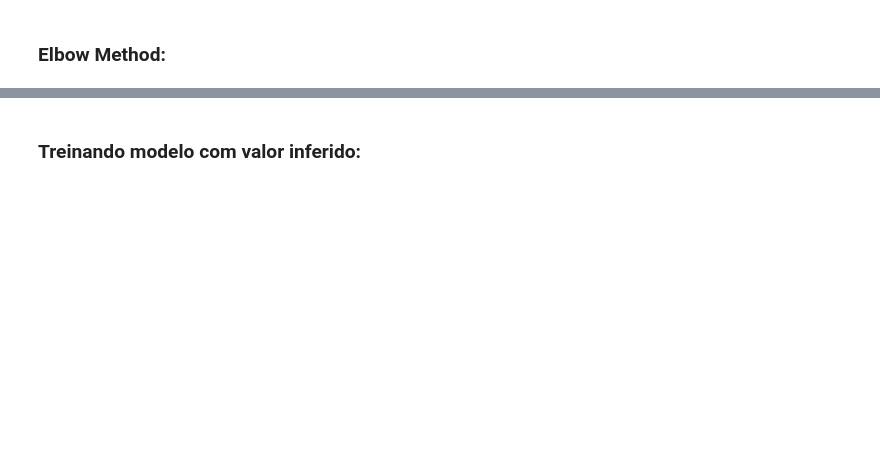
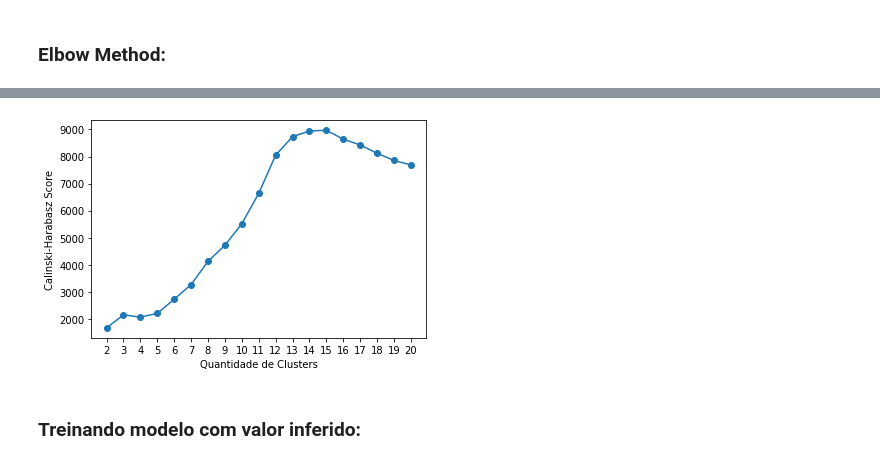
Before and after one commit to alvaromfcunha-c210/aula4, a Jupyter notebook: agrupamento_completo.ipynb, the cells around one changed output, grey strips where cells are left out. Drawn from its saved outputs; the diff is of its cells as text; code cells hidden in the pictures; blank space fills up the shorter version.

```diff
--- a/agrupamento_completo.ipynb
+++ b/agrupamento_completo.ipynb
@@ -122,3 +169,12 @@ plt.show()
+# %%
+plt.plot(range(2, 21), chi, marker='o')
+plt.xlabel("Quantidade de Clusters")
+plt.ylabel("Calinski-Harabasz Score")
+plt.xticks(range(2, 21))
+
+plt.show()
+# %% [output]
+[figure, added]
 # %% [markdown]
 ### Treinando modelo com valor inferido:
 # %%
```
Also changed, not shown: parts of 16 cells of this notebook.
